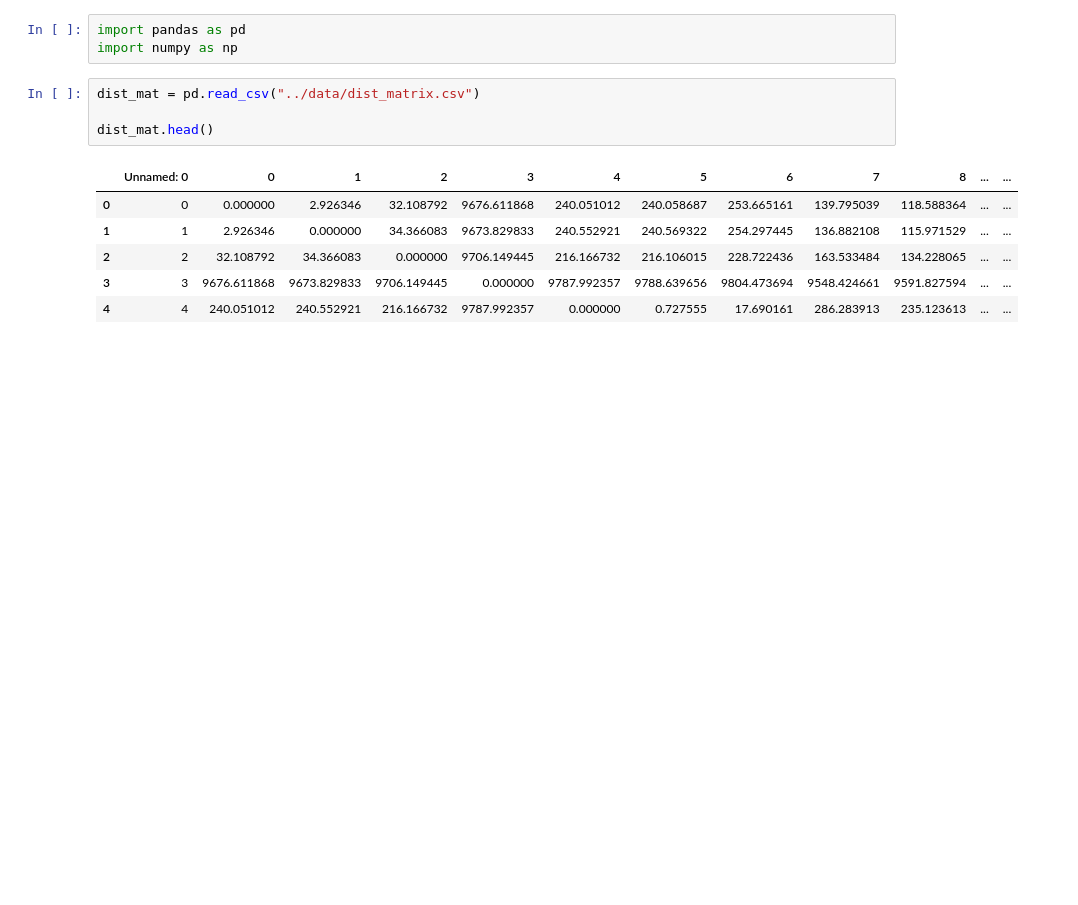
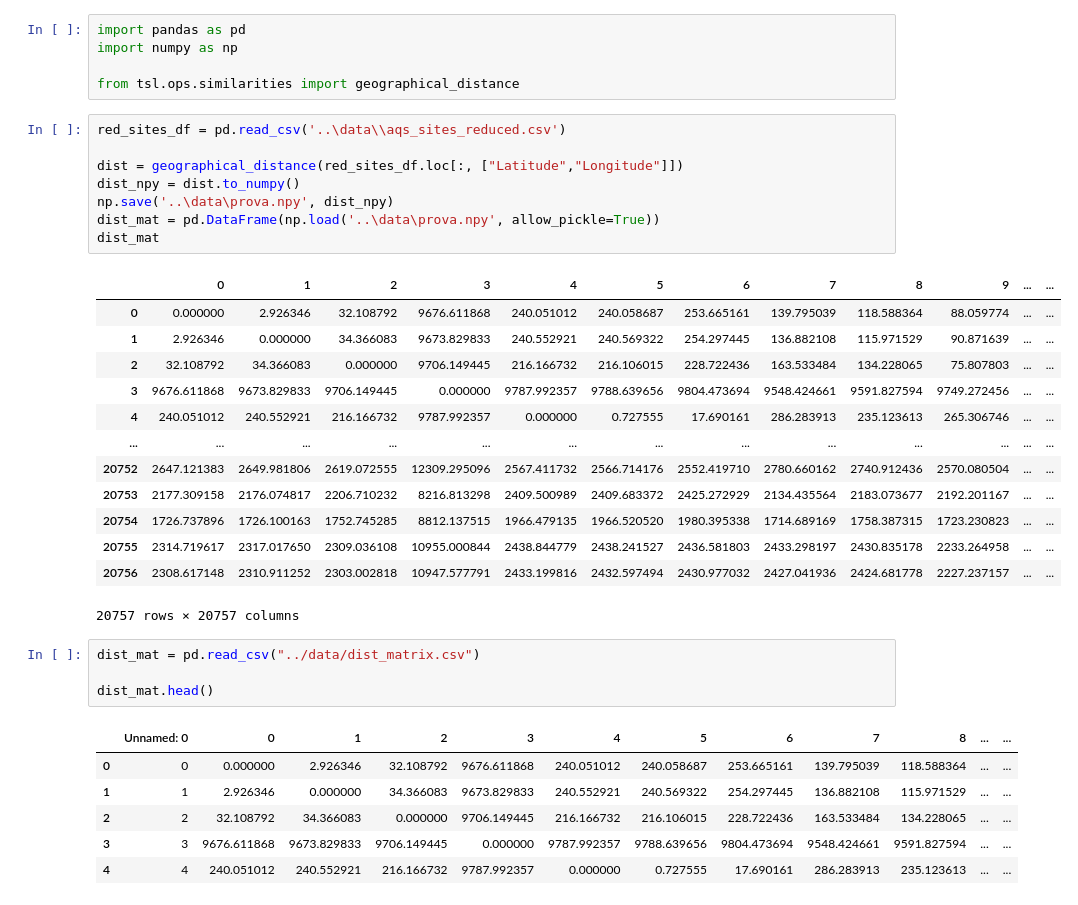
Before and after one commit to NicoArmas/gdl_air_quality, a Jupyter notebook: code/experiments.ipynb, the cells around one changed output. Drawn from its saved outputs; the diff is of its cells as text; blank space fills up the shorter version.

```diff
--- a/code/experiments.ipynb
+++ b/code/experiments.ipynb
@@ -1,6 +1,30 @@
 # %%
 import pandas as pd
 import numpy as np
+
+from tsl.ops.similarities import geographical_distance
+# %%
+red_sites_df = pd.read_csv('..\data\\aqs_sites_reduced.csv')
+
+dist = geographical_distance(red_sites_df.loc[:, ["Latitude","Longitude"]])
+dist_npy = dist.to_numpy()
+np.save('..\data\prova.npy', dist_npy)
+dist_mat = pd.DataFrame(np.load('..\data\prova.npy', allow_pickle=True))
+dist_mat
+# %% [output]
+|  | 0 | 1 | 2 | 3 | 4 | 5 | 6 | 7 | 8 | 9 | ... | ... |
+| 0 | 0.000000 | 2.926346 | 32.108792 | 9676.611868 | 240.051012 | 240.058687 | 253.665161 | 139.795039 | 118.588364 | 88.059774 | ... | ... |
+| 1 | 2.926346 | 0.000000 | 34.366083 | 9673.829833 | 240.552921 | 240.569322 | 254.297445 | 136.882108 | 115.971529 | 90.871639 | ... | ... |
+| 2 | 32.108792 | 34.366083 | 0.000000 | 9706.149445 | 216.166732 | 216.106015 | 228.722436 | 163.533484 | 134.228065 | 75.807803 | ... | ... |
+| 3 | 9676.611868 | 9673.829833 | 9706.149445 | 0.000000 | 9787.992357 | 9788.639656 | 9804.473694 | 9548.424661 | 9591.827594 | 9749.272456 | ... | ... |
+| 4 | 240.051012 | 240.552921 | 216.166732 | 9787.992357 | 0.000000 | 0.727555 | 17.690161 | 286.283913 | 235.123613 | 265.306746 | ... | ... |
+| ... | ... | ... | ... | ... | ... | ... | ... | ... | ... | ... | ... | ... |
+| 20752 | 2647.121383 | 2649.981806 | 2619.072555 | 12309.295096 | 2567.411732 | 2566.714176 | 2552.419710 | 2780.660162 | 2740.912436 | 2570.080504 | ... | ... |
+| 20753 | 2177.309158 | 2176.074817 | 2206.710232 | 8216.813298 | 2409.500989 | 2409.683372 | 2425.272929 | 2134.435564 | 2183.073677 | 2192.201167 | ... | ... |
+| 20754 | 1726.737896 | 1726.100163 | 1752.745285 | 8812.137515 | 1966.479135 | 1966.520520 | 1980.395338 | 1714.689169 | 1758.387315 | 1723.230823 | ... | ... |
+| 20755 | 2314.719617 | 2317.017650 | 2309.036108 | 10955.000844 | 2438.844779 | 2438.241527 | 2436.581803 | 2433.298197 | 2430.835178 | 2233.264958 | ... | ... |
+| 20756 | 2308.617148 | 2310.911252 | 2303.002818 | 10947.577791 | 2433.199816 | 2432.597494 | 2430.977032 | 2427.041936 | 2424.681778 | 2227.237157 | ... | ... |
+20757 rows × 20757 columns
 # %%
 dist_mat = pd.read_csv("../data/dist_matrix.csv")
 
```
Also changed, not shown: parts of 20 cells of this notebook, 4 other files.
